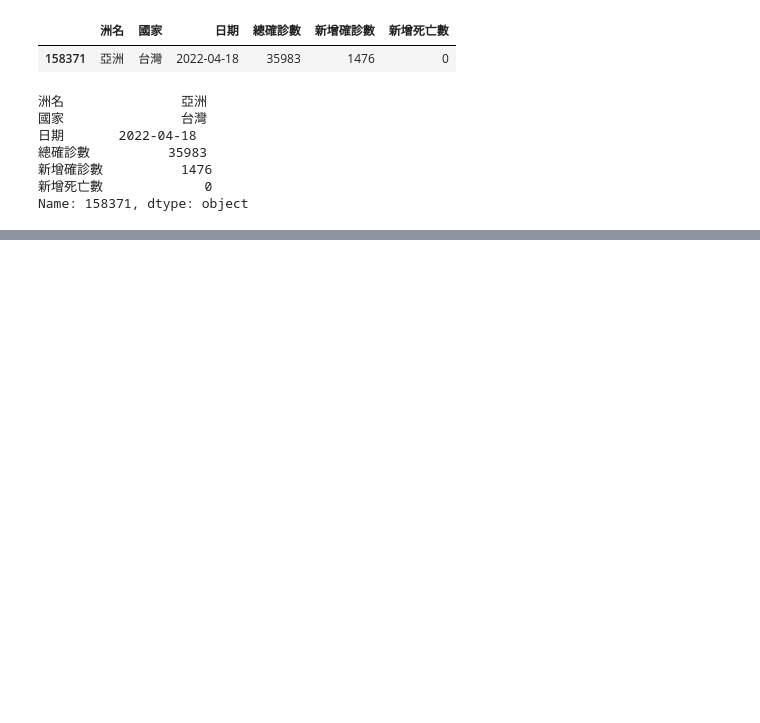
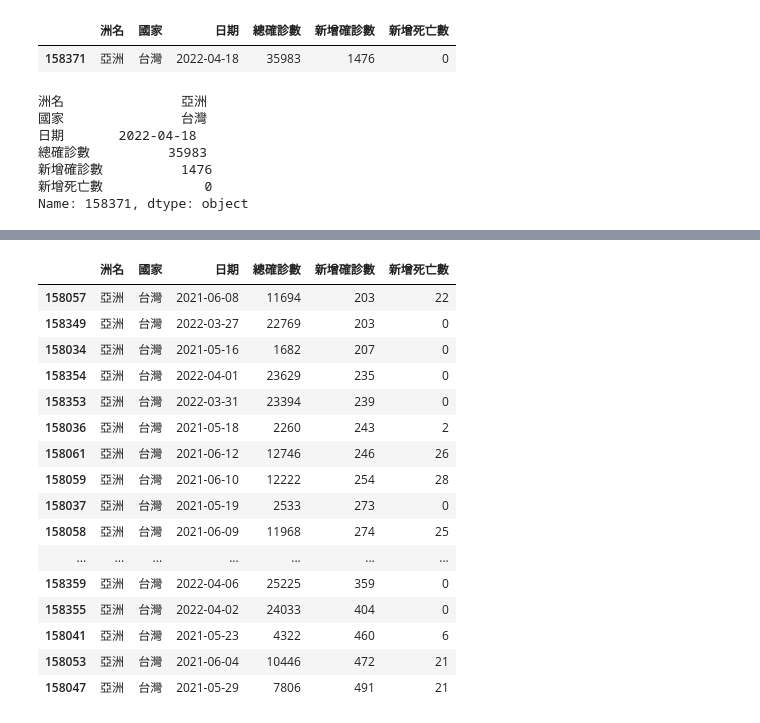
Before and after one commit to roberthsu2003/python, a Jupyter notebook: 上課用目錄/python813/lesson17_1.ipynb, the cells around one changed output, grey strips where cells are left out. Drawn from its saved outputs; the diff is of its cells as text; code cells hidden in the pictures; blank space fills up the shorter version.

```diff
--- a/上課用目錄/python813/lesson17_1.ipynb
+++ b/上課用目錄/python813/lesson17_1.ipynb
@@ -89,0 +139,21 @@ d1.to_excel('新增確診數最多的5天.xlsx')
+# %%
+#新增確診數 200~500 的筆數有
+taiwan_covid19[(taiwan_covid19['新增確診數'] >= 200) & (taiwan_covid19['新增確診數'] <= 500)].sort_values(by='新增確診數')
+# %% [output]
+|  | 洲名 | 國家 | 日期 | 總確診數 | 新增確診數 | 新增死亡數 |
+| 158057 | 亞洲 | 台灣 | 2021-06-08 | 11694 | 203 | 22 |
+| 158349 | 亞洲 | 台灣 | 2022-03-27 | 22769 | 203 | 0 |
+| 158034 | 亞洲 | 台灣 | 2021-05-16 | 1682 | 207 | 0 |
+| 158354 | 亞洲 | 台灣 | 2022-04-01 | 23629 | 235 | 0 |
+| 158353 | 亞洲 | 台灣 | 2022-03-31 | 23394 | 239 | 0 |
+| 158036 | 亞洲 | 台灣 | 2021-05-18 | 2260 | 243 | 2 |
+| 158061 | 亞洲 | 台灣 | 2021-06-12 | 12746 | 246 | 26 |
+| 158059 | 亞洲 | 台灣 | 2021-06-10 | 12222 | 254 | 28 |
+| 158037 | 亞洲 | 台灣 | 2021-05-19 | 2533 | 273 | 0 |
+| 158058 | 亞洲 | 台灣 | 2021-06-09 | 11968 | 274 | 25 |
+| ... | ... | ... | ... | ... | ... | ... |
+| 158359 | 亞洲 | 台灣 | 2022-04-06 | 25225 | 359 | 0 |
+| 158355 | 亞洲 | 台灣 | 2022-04-02 | 24033 | 404 | 0 |
+| 158041 | 亞洲 | 台灣 | 2021-05-23 | 4322 | 460 | 6 |
+| 158053 | 亞洲 | 台灣 | 2021-06-04 | 10446 | 472 | 21 |
+| 158047 | 亞洲 | 台灣 | 2021-05-29 | 7806 | 491 | 21 |
```
Also changed, not shown: parts of 3 cells of this notebook.
